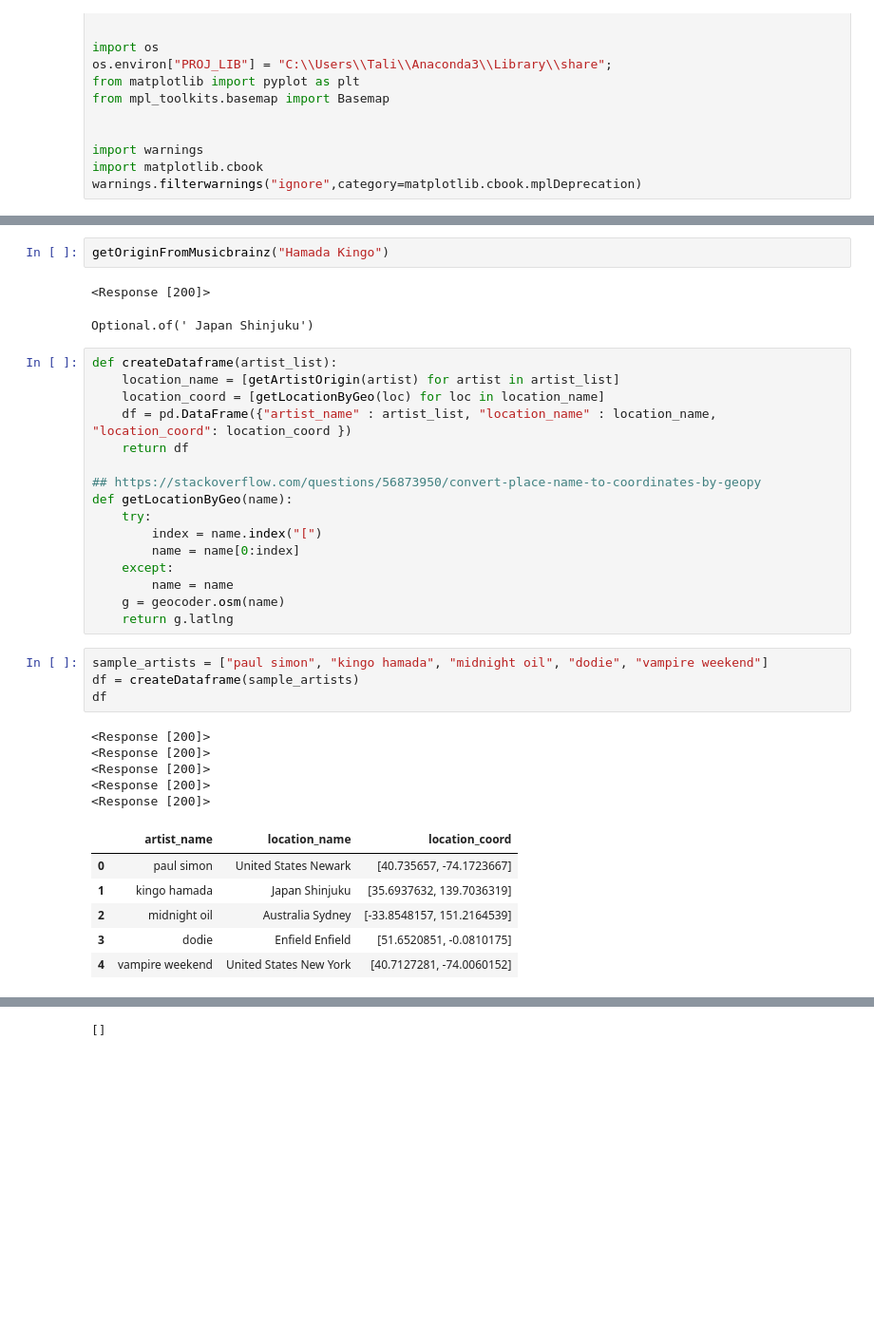
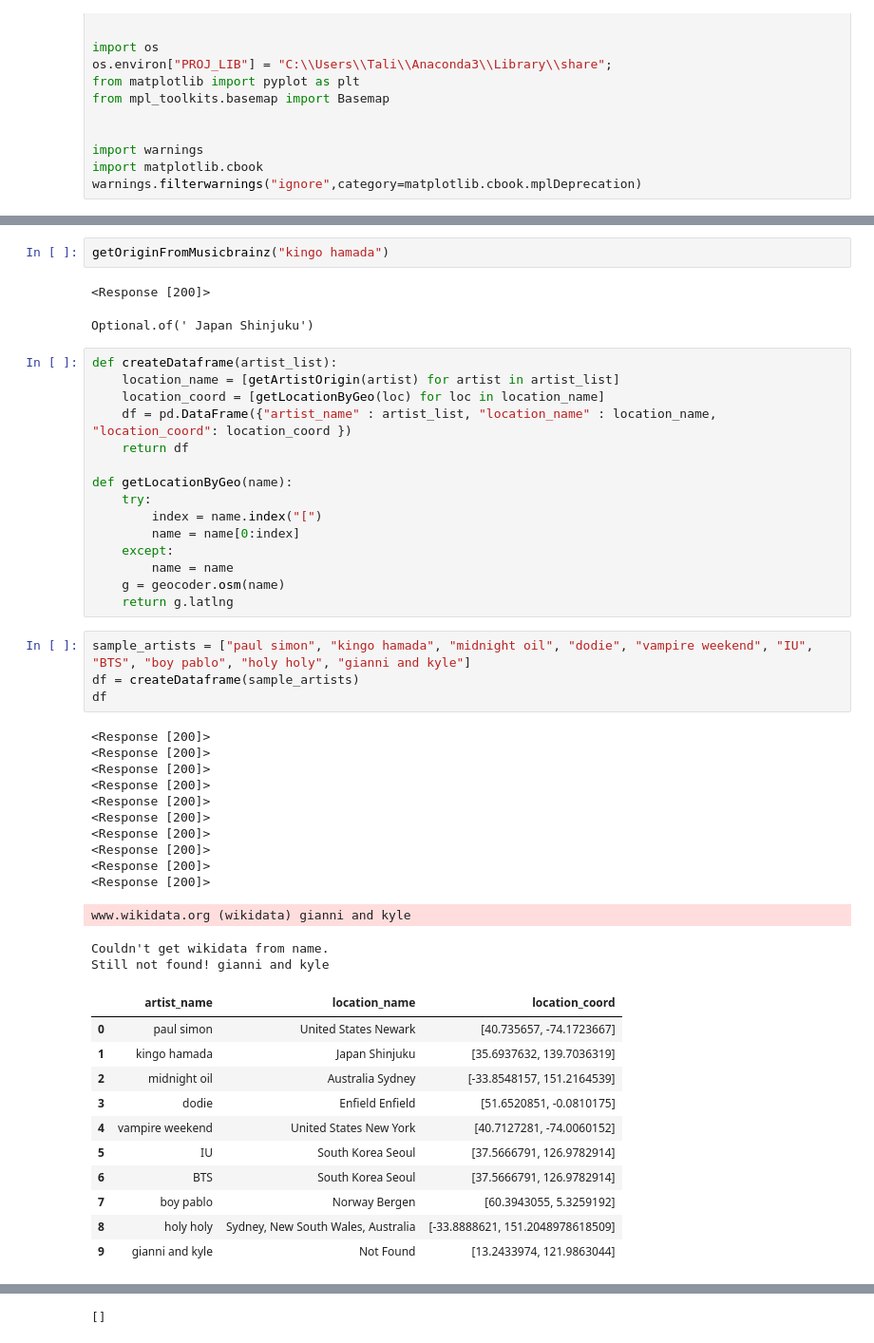
Before and after one commit to talidemestre/where-am-i-listening, a Jupyter notebook: Artist Locations.ipynb, the cells around one changed output, grey strips where cells are left out. Shown at 95% size. Drawn from its saved outputs; the diff is of its cells as text; blank space fills up the shorter version.

```diff
--- a/Artist Locations.ipynb
+++ b/Artist Locations.ipynb
@@ -150,11 +173,11 @@ def getOriginFromWikidata(name: str):
         toReturn = Optional.of(placeOfBirth)
 
     return toReturn
-# %%
-getOriginFromMusicbrainz("Hamada Kingo")
-# %% [output]
-<Response [200]>
-Optional.of(' Japan Shinjuku')
+# %%
+getOriginFromMusicbrainz("kingo hamada")
+# %% [output]
+<Response [200]>
+Optional.of(' Japan Shinjuku')
 # %%
 def createDataframe(artist_list):
     location_name = [getArtistOrigin(artist) for artist in artist_list]
@@ -162,7 +185,6 @@ def createDataframe(artist_list):
     df = pd.DataFrame({"artist_name" : artist_list, "location_name" : location_name, "location_coord": location_coord })
     return df
 
-## https://stackoverflow.com/questions/56873950/convert-place-name-to-coordinates-by-geopy
 def getLocationByGeo(name):
     try:
         index = name.index("[")
@@ -172,21 +194,34 @@ def getLocationByGeo(name):
     g = geocoder.osm(name)
     return g.latlng
 # %%
-sample_artists = ["paul simon", "kingo hamada", "midnight oil", "dodie", "vampire weekend"]
+sample_artists = ["paul simon", "kingo hamada", "midnight oil", "dodie", "vampire weekend", "IU", "BTS", "boy pablo", "holy holy", "gianni and kyle"]
 df = createDataframe(sample_artists)
 df
 # %% [output]
 <Response [200]>
 <Response [200]>
 <Response [200]>
 <Response [200]>
 <Response [200]>
+<Response [200]>
+<Response [200]>
+<Response [200]>
+<Response [200]>
+<Response [200]>
+www.wikidata.org (wikidata) gianni and kyle
+Couldn't get wikidata from name.
+Still not found! gianni and kyle
 |  | artist_name | location_name | location_coord |
 | 0 | paul simon | United States Newark | [40.735657, -74.1723667] |
 | 1 | kingo hamada | Japan Shinjuku | [35.6937632, 139.7036319] |
 | 2 | midnight oil | Australia Sydney | [-33.8548157, 151.2164539] |
 | 3 | dodie | Enfield Enfield | [51.6520851, -0.0810175] |
 | 4 | vampire weekend | United States New York | [40.7127281, -74.0060152] |
+| 5 | IU | South Korea Seoul | [37.5666791, 126.9782914] |
+| 6 | BTS | South Korea Seoul | [37.5666791, 126.9782914] |
+| 7 | boy pablo | Norway Bergen | [60.3943055, 5.3259192] |
+| 8 | holy holy | Sydney, New South Wales, Australia | [-33.8888621, 151.2048978618509] |
+| 9 | gianni and kyle | Not Found | [13.2433974, 121.9863044] |
 # %%
 fig = plt.figure(figsize=(16, 10), edgecolor='w')
 m = Basemap(projection='cyl', lat_0=0, lon_0=0)
```
Also changed, not shown: parts of 2 cells of this notebook.
